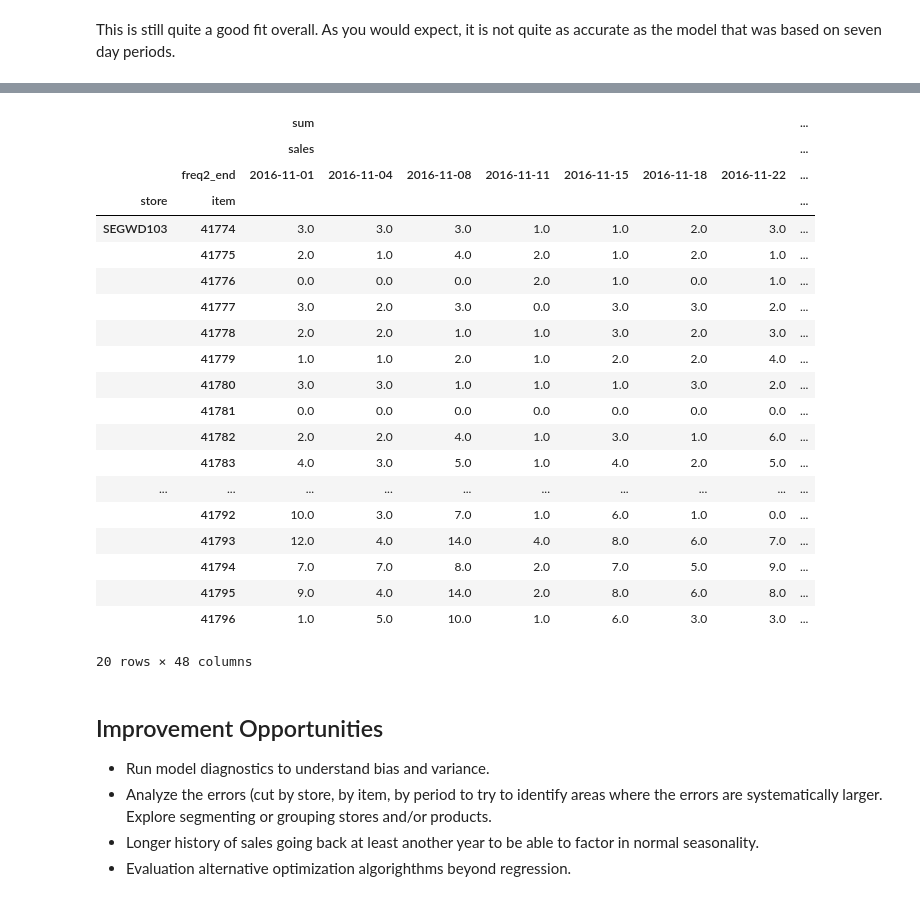
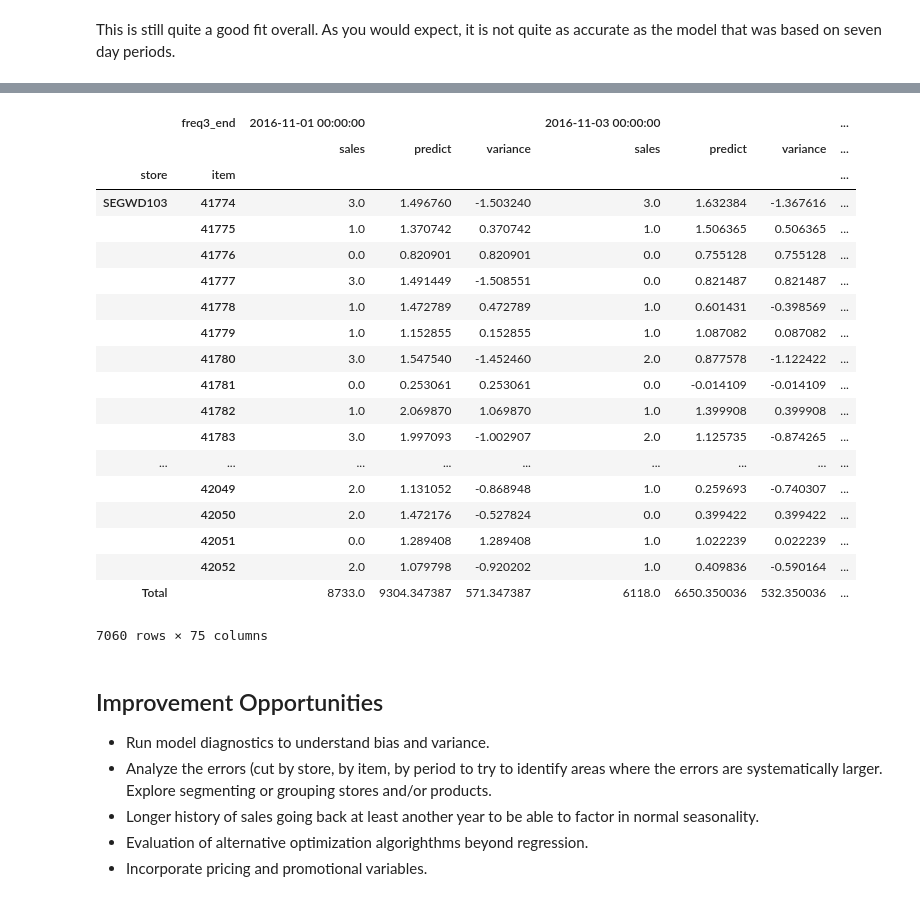
Before and after one commit to CalebEverett/store_model, a Jupyter notebook: store_model_2.ipynb, the cells around one changed output, grey strips where cells are left out. Cells and saved outputs as stored; diff of their text form; code cells hidden in the pictures.

Commit message:
grouped pivot table columns by date first

```diff
--- a/store_model_2.ipynb
+++ b/store_model_2.ipynb
@@ -242,7 +246,7 @@ df_f = df_all.copy()
 #
 # These are the intra-week periods that each day of the week belongs to.
 freq = list([[0, 0, 1, 1, 1, 0, 0],
-            [0, 1, 1, 1, 2, 2, 0]
+            [0, 0, 1, 1, 2, 2, 0]
             ])
 
 # Map the day of the week of each record to its respective intra-week period.
@@ -270,7 +274,7 @@ for i, f in enumerate(freq):
 # These are the days of the week that new periods begin on for order frequencies of two
 # and three times per week.
 period_ends = list([[2, 5],
-                   [1, 4, 6]
+                   [2, 4, 6]
                    ])
 
 # Execute the same process for each of our order frequencies
@@ -290,6 +294,6 @@ for i, p in enumerate(period_ends):
     # Step 7
     df_f['freq' + str(i+2) + '_end'] = seq_col.map(period_lookup.date)
 
-df_f.head(10)
+df_f[df_f['date'] > '2016-10-06'].head(10)
 # %% [output]
 |  | store | item | date | sales | freq2_per | freq3_per | freq2_end | freq3_end |
@@ -331,7 +335,7 @@ def calc_trailing(orders_per_week):
         df_model = df_f[df_f[freq_per] == n].groupby(g).agg(f).fillna(0)
 
         rolling_sum = (df_model
-                       .apply(lambda x:x.rolling(window=1).mean())
+                       .apply(lambda x:x.rolling(window=3).mean())
                        .shift(1)
                       )
 
@@ -340,6 +344,6 @@ def calc_trailing(orders_per_week):
 
     return df_final.groupby(g).sum()
 # %%
-df_final = calc_trailing(2)
-df_final.head(10)
+df_final = calc_trailing(3)
+df_final.head(20)
 # %% [output]
@@ -468,7 +478,7 @@ y_test = data_test.iloc[:,0].as_matrix()
 This is where we actually train the model. I ran it for 200 iterations - more won't likely increase the predictive power of the model, but there are some other diagnostics we can run to see what other improvements we can make.
 # %%
 from sklearn import linear_model
-clf = linear_model.SGDRegressor(n_iter=200)
+clf = linear_model.SGDRegressor(n_iter=100)
 clf.fit(X_train, y_train)
 # %% [output]
 SGDRegressor(alpha=0.0001, average=False, epsilon=0.1, eta0=0.01,
@@ -538,25 +527,27 @@ data_predict.groupby(freq).sum()[['sales', 'predict', 'variance']]
 # %%
-pivot = pd.pivot_table(data_predict,index=['store','item'],columns=[freq],values=['sales', 'predict', 'variance'],aggfunc=[np.sum])
-pivot.head(20)
+pivot = (pd.pivot_table(data_predict,index=['store','item'],columns=[freq],values=['sales', 'predict', 'variance'],aggfunc=np.sum,margins=True, margins_name='Total')
+         .swaplevel(axis=1)
+         .sortlevel(0, axis=1, sort_remaining=False)
+        )
+pivot
 # %% [output]
-|  |  | sum |  |  |  |  |  |  | ... |
-|  |  | sales |  |  |  |  |  |  | ... |
-|  | freq2_end | 2016-11-01 | 2016-11-04 | 2016-11-08 | 2016-11-11 | 2016-11-15 | 2016-11-18 | 2016-11-22 | ... |
-| store | item |  |  |  |  |  |  |  | ... |
-| SEGWD103 | 41774 | 3.0 | 3.0 | 3.0 | 1.0 | 1.0 | 2.0 | 3.0 | ... |
-|  | 41775 | 2.0 | 1.0 | 4.0 | 2.0 | 1.0 | 2.0 | 1.0 | ... |
-|  | 41776 | 0.0 | 0.0 | 0.0 | 2.0 | 1.0 | 0.0 | 1.0 | ... |
-|  | 41777 | 3.0 | 2.0 | 3.0 | 0.0 | 3.0 | 3.0 | 2.0 | ... |
-|  | 41778 | 2.0 | 2.0 | 1.0 | 1.0 | 3.0 | 2.0 | 3.0 | ... |
-|  | 41779 | 1.0 | 1.0 | 2.0 | 1.0 | 2.0 | 2.0 | 4.0 | ... |
-|  | 41780 | 3.0 | 3.0 | 1.0 | 1.0 | 1.0 | 3.0 | 2.0 | ... |
-|  | 41781 | 0.0 | 0.0 | 0.0 | 0.0 | 0.0 | 0.0 | 0.0 | ... |
-|  | 41782 | 2.0 | 2.0 | 4.0 | 1.0 | 3.0 | 1.0 | 6.0 | ... |
-|  | 41783 | 4.0 | 3.0 | 5.0 | 1.0 | 4.0 | 2.0 | 5.0 | ... |
-| ... | ... | ... | ... | ... | ... | ... | ... | ... | ... |
-|  | 41792 | 10.0 | 3.0 | 7.0 | 1.0 | 6.0 | 1.0 | 0.0 | ... |
-|  | 41793 | 12.0 | 4.0 | 14.0 | 4.0 | 8.0 | 6.0 | 7.0 | ... |
-|  | 41794 | 7.0 | 7.0 | 8.0 | 2.0 | 7.0 | 5.0 | 9.0 | ... |
-|  | 41795 | 9.0 | 4.0 | 14.0 | 2.0 | 8.0 | 6.0 | 8.0 | ... |
-|  | 41796 | 1.0 | 5.0 | 10.0 | 1.0 | 6.0 | 3.0 | 3.0 | ... |
+|  | freq3_end | 2016-11-01 00:00:00 |  |  | 2016-11-03 00:00:00 |  |  | ... |
+|  |  | sales | predict | variance | sales | predict | variance | ... |
+| store | item |  |  |  |  |  |  | ... |
+| SEGWD103 | 41774 | 3.0 | 1.496760 | -1.503240 | 3.0 | 1.632384 | -1.367616 | ... |
+|  | 41775 | 1.0 | 1.370742 | 0.370742 | 1.0 | 1.506365 | 0.506365 | ... |
+|  | 41776 | 0.0 | 0.820901 | 0.820901 | 0.0 | 0.755128 | 0.755128 | ... |
+|  | 41777 | 3.0 | 1.491449 | -1.508551 | 0.0 | 0.821487 | 0.821487 | ... |
+|  | 41778 | 1.0 | 1.472789 | 0.472789 | 1.0 | 0.601431 | -0.398569 | ... |
+|  | 41779 | 1.0 | 1.152855 | 0.152855 | 1.0 | 1.087082 | 0.087082 | ... |
+|  | 41780 | 3.0 | 1.547540 | -1.452460 | 2.0 | 0.877578 | -1.122422 | ... |
+|  | 41781 | 0.0 | 0.253061 | 0.253061 | 0.0 | -0.014109 | -0.014109 | ... |
+|  | 41782 | 1.0 | 2.069870 | 1.069870 | 1.0 | 1.399908 | 0.399908 | ... |
+|  | 41783 | 3.0 | 1.997093 | -1.002907 | 2.0 | 1.125735 | -0.874265 | ... |
+| ... | ... | ... | ... | ... | ... | ... | ... | ... |
+|  | 42049 | 2.0 | 1.131052 | -0.868948 | 1.0 | 0.259693 | -0.740307 | ... |
+|  | 42050 | 2.0 | 1.472176 | -0.527824 | 0.0 | 0.399422 | 0.399422 | ... |
+|  | 42051 | 0.0 | 1.289408 | 1.289408 | 1.0 | 1.022239 | 0.022239 | ... |
+|  | 42052 | 2.0 | 1.079798 | -0.920202 | 1.0 | 0.409836 | -0.590164 | ... |
+| Total |  | 8733.0 | 9304.347387 | 571.347387 | 6118.0 | 6650.350036 | 532.350036 | ... |
-20 rows × 48 columns
+7060 rows × 75 columns
@@ -567,4 +559,5 @@ pivot.to_csv('pivot_' + freq[:5] + '_v2.csv')
 * Run model diagnostics to understand bias and variance.
 * Analyze the errors (cut by store, by item, by period to try to identify areas where the errors are systematically larger. Explore segmenting or grouping stores and/or products.
 * Longer history of sales going back at least another year to be able to factor in normal seasonality.
-* Evaluation alternative optimization algorighthms beyond regression.
+* Evaluation of alternative optimization algorighthms beyond regression.
+* Incorporate pricing and promotional variables.
```
Also changed, not shown: parts of 12 cells of this notebook.
